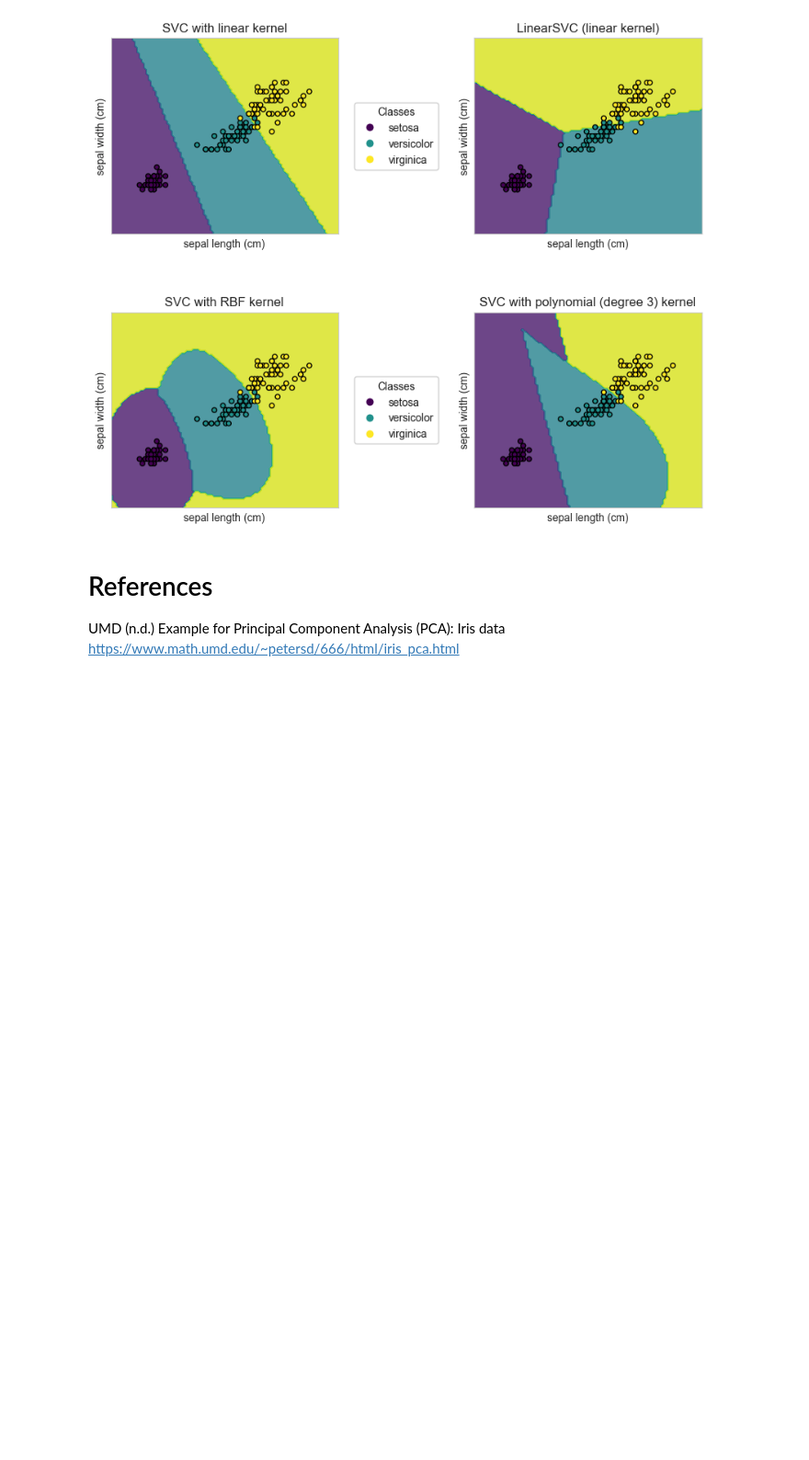
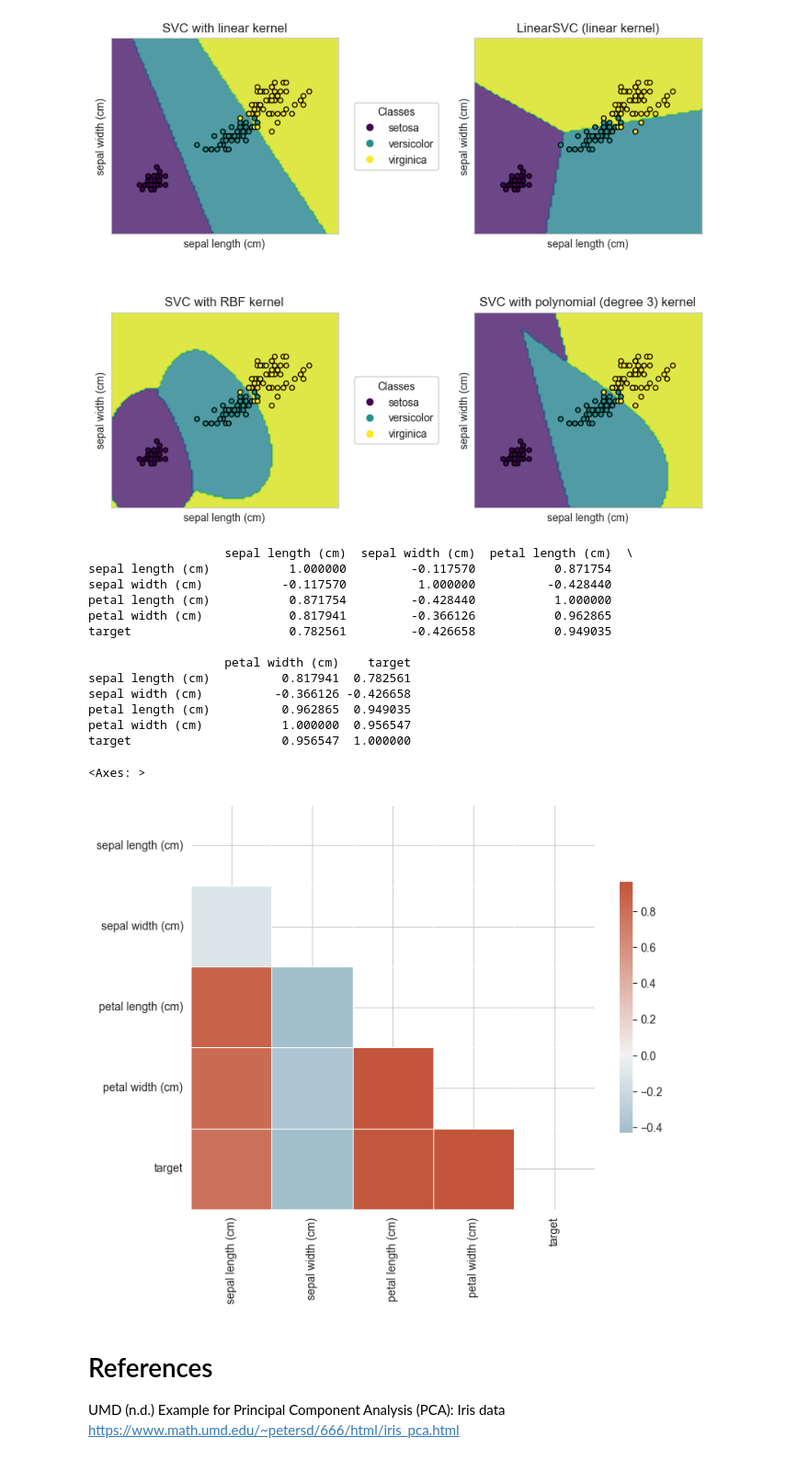
Before and after one commit to rickgladwin/ml_and_deep_learning_challenges, a Jupyter notebook: week_1_foundations/week_1_practical_learning.ipynb, the cells around one changed output. Shown at 92% size. Saved outputs shown, nothing was run; the diff lists cells and outputs as text; code cells hidden in the pictures; blank space fills up the shorter version.

Commit message:
add correlation matrix

```diff
--- a/week_1_foundations/week_1_practical_learning.ipynb
+++ b/week_1_foundations/week_1_practical_learning.ipynb
@@ -909,6 +909,48 @@ plt.show()
 # %% [output]
 [figure]
 [figure]
+# %%
+# correlation matrix
+# see https://www.geeksforgeeks.org/create-a-correlation-matrix-using-python/ but for god's sake use reader mode.
+# and https://seaborn.pydata.org/examples/many_pairwise_correlations.html
+from sklearn import datasets
+import pandas as pd
+dataset = datasets. load_iris()
+dataframe = pd.DataFrame(data = dataset.data,columns = dataset.feature_names)
+dataframe["target"] = dataset.target
+matrix = dataframe.corr()
+print(matrix)
+
+# Generate a mask for the upper triangle
+mask = np.triu(np.ones_like(matrix, dtype=bool))
+
+# Set up the matplotlib figure
+f, ax = plt.subplots(figsize=(8, 8))
+
+# Generate a custom diverging colormap
+cmap = sns.diverging_palette(230, 20, as_cmap=True)
+
+# Draw the heatmap with the mask and correct aspect ratio
+# sns.heatmap(matrix, mask=mask, cmap=cmap, vmax=.3, center=0,
+#             square=True, linewidths=.5, cbar_kws={"shrink": .5})
+sns.heatmap(matrix, mask=mask, cmap=cmap, center=0,
+            square=True, linewidths=.5, cbar_kws={"shrink": .5})
+# %% [output]
+                   sepal length (cm)  sepal width (cm)  petal length (cm)  \
+sepal length (cm)           1.000000         -0.117570           0.871754
+sepal width (cm)           -0.117570          1.000000          -0.428440
+petal length (cm)           0.871754         -0.428440           1.000000
+petal width (cm)            0.817941         -0.366126           0.962865
+target                      0.782561         -0.426658           0.949035
+
+                   petal width (cm)    target
+sepal length (cm)          0.817941  0.782561
+sepal width (cm)          -0.366126 -0.426658
+petal length (cm)          0.962865  0.949035
+petal width (cm)           1.000000  0.956547
+target                     0.956547  1.000000
+<Axes: >
+[figure, added]
 # %% [markdown]
 # References
 
```
